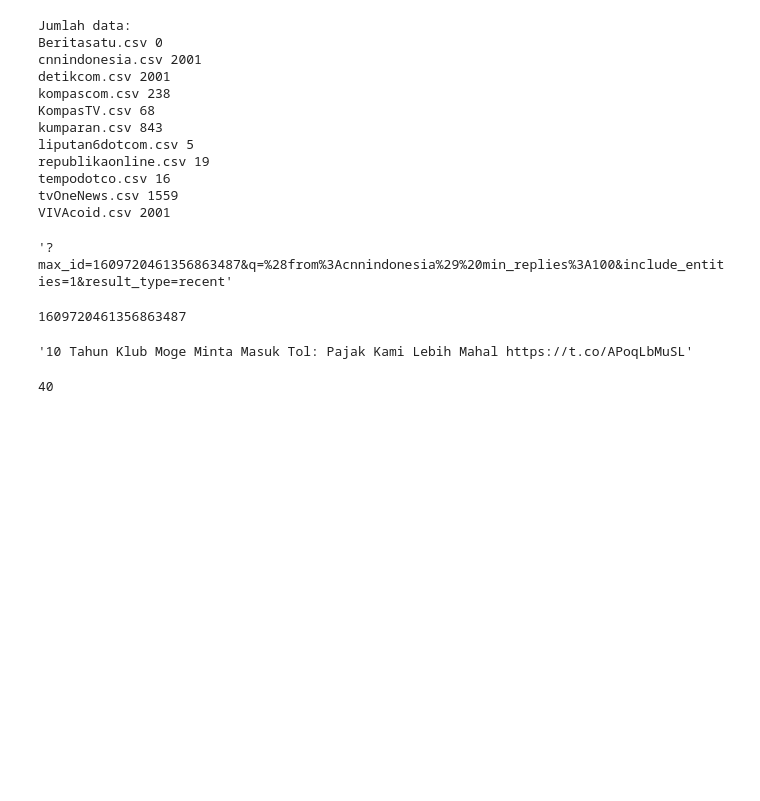
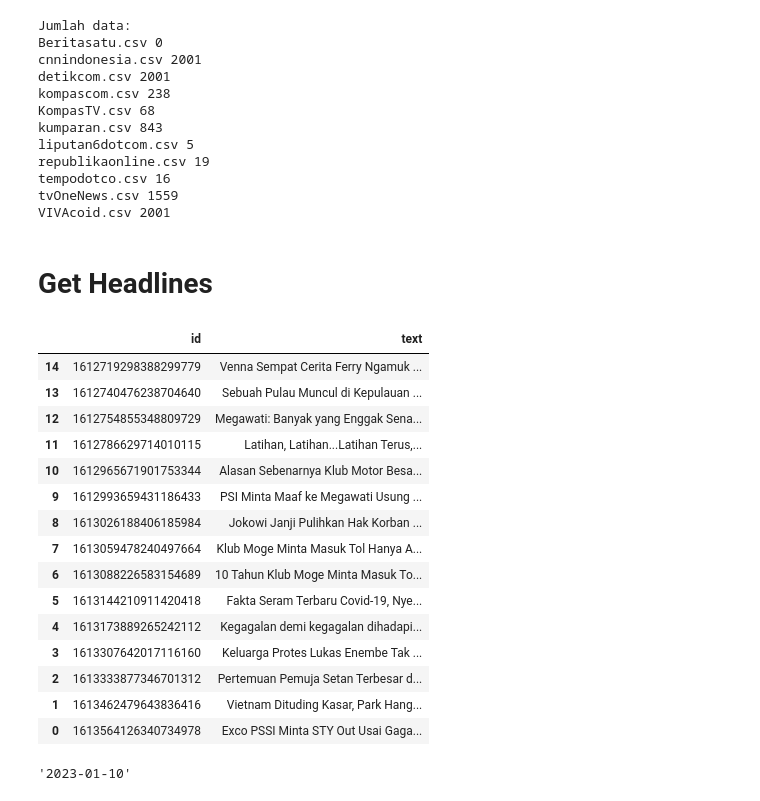
Before and after one commit to kaenova/Headline_Detection, a Jupyter notebook: src/1. Data Retrieval/exploration.ipynb, the cells around one changed output. Drawn from its saved outputs; the diff is of its cells as text; code cells hidden in the pictures; blank space fills up the shorter version.

```diff
--- a/src/1. Data Retrieval/exploration.ipynb
+++ b/src/1. Data Retrieval/exploration.ipynb
@@ -30,16 +30,47 @@ VIVAcoid.csv 2001
 # %%
 import tweepy
 
-auth = tweepy.OAuth2BearerHandler("AAAAAAAAAAAAAAAAAAAAABC0igEAAAAAmG%2BRPIluMyx%2FgbjfqOYE%2FxvH%2Ftk%3Dldox8iFmAOX2RXBccDBVp0mkk1B1r6GLBXKrmcmneAcMDKcaMX")
+auth = tweepy.OAuth2BearerHandler()
 twitter_api = tweepy.API(auth)
+# %% [markdown]
+# Get Headlines
+# %%
+query = "(from:cnnindonesia) min_replies:50"
 # %%
-results = twitter_api.search_tweets("(from:cnnindonesia) min_replies:100", result_type='recent')
+results = twitter_api.search_tweets(query, result_type='recent')
-# %%
-results.next_results
-# %% [output]
-'?max_id=1609720461356863487&q=%28from%3Acnnindonesia%29%20min_replies%3A100&include_entities=1&result_type=recent'
-# %%
-results.max_id
-# %% [output]
-1609720461356863487
+# %%
+import pandas as pd
+
+data = {
+    'id' : [i.id for i in results],
+    'text' : [i.text for i in results],
+}
+df_data_1 = pd.DataFrame(data).sort_values('id')
+df_data_1
+# %% [output]
+|  | id | text |
+| 14 | 1612719298388299779 | Venna Sempat Cerita Ferry Ngamuk ... |
+| 13 | 1612740476238704640 | Sebuah Pulau Muncul di Kepulauan ... |
+| 12 | 1612754855348809729 | Megawati: Banyak yang Enggak Sena... |
+| 11 | 1612786629714010115 | Latihan, Latihan...Latihan Terus,... |
+| 10 | 1612965671901753344 | Alasan Sebenarnya Klub Motor Besa... |
+| 9 | 1612993659431186433 | PSI Minta Maaf ke Megawati Usung ... |
+| 8 | 1613026188406185984 | Jokowi Janji Pulihkan Hak Korban ... |
+| 7 | 1613059478240497664 | Klub Moge Minta Masuk Tol Hanya A... |
+| 6 | 1613088226583154689 | 10 Tahun Klub Moge Minta Masuk To... |
+| 5 | 1613144210911420418 | Fakta Seram Terbaru Covid-19, Nye... |
+| 4 | 1613173889265242112 | Kegagalan demi kegagalan dihadapi... |
+| 3 | 1613307642017116160 | Keluarga Protes Lukas Enembe Tak ... |
+| 2 | 1613333877346701312 | Pertemuan Pemuja Setan Terbesar d... |
+| 1 | 1613462479643836416 | Vietnam Dituding Kasar, Park Hang... |
+| 0 | 1613564126340734978 | Exco PSSI Minta STY Out Usai Gaga... |
+# %%
+oldest_tweet = results[0].created_at
+for i in results:
+    if i.created_at < oldest_tweet:
+        oldest_tweet = i.created_at
+str_oldest_tweet = oldest_tweet.strftime("%Y-%m-%d")
+str_oldest_tweet
+# %% [output]
+'2023-01-10'
 # %%
@@ -47,8 +77,0 @@ results_2 = twitter_api.search_tweets("(from:cnnindonesia) min_replies:100", res
-# %%
-results_2[0].text
-# %% [output]
-'10 Tahun Klub Moge Minta Masuk Tol: Pajak Kami Lebih Mahal https://t.co/APoqLbMuSL'
-# %%
-results[0].
-# %% [output]
-40
```
Also changed, not shown: parts of 9 cells of this notebook, 18 other files.
